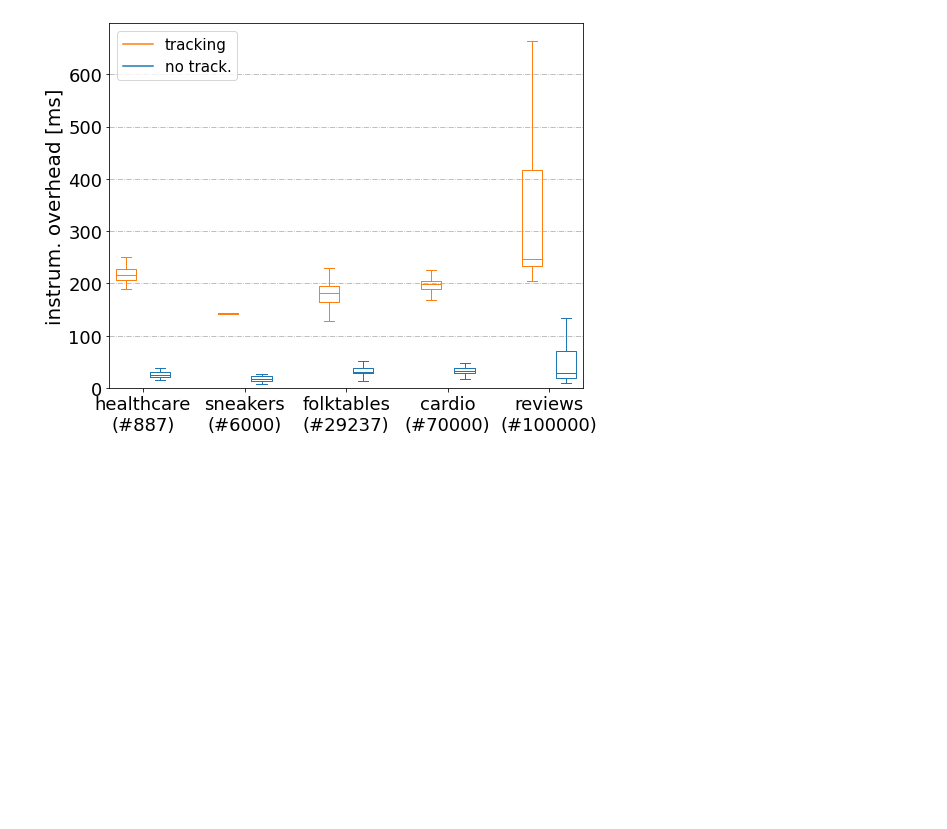
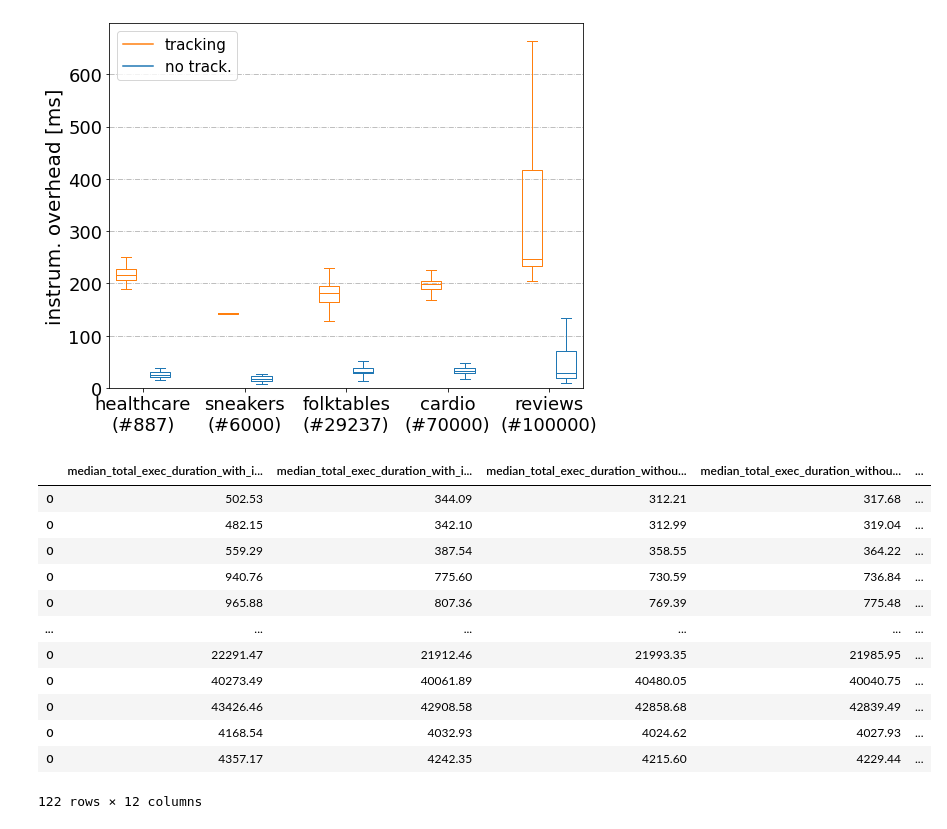
Before and after one commit to stefan-grafberger/mlwhatif, a Jupyter notebook: experiments/instrumentation/plot-benchmark-results--instrumentation.ipynb, the cells around one changed output. Drawn from its saved outputs; the diff is of its cells as text; code cells hidden in the pictures; blank space fills up the shorter version.

Commit message:
Look closer at instrumentation results

```diff
--- a/experiments/instrumentation/plot-benchmark-results--instrumentation.ipynb
+++ b/experiments/instrumentation/plot-benchmark-results--instrumentation.ipynb
@@ -160,3 +160,24 @@ overhead_box_plot(median_results, 'overhead_per_dataset_with_outliers', True)
 overhead_box_plot(median_results, 'overhead_per_dataset_without_outliers', False)
 # %% [output]
 [figure]
+# %%
+median_results_ordered_by_median_overhead = median_results\
+    .sort_values(by=['dataset', 'model', 'data_loading', 'median_total_exec_duration_without_instrum_main_func'])
+median_results_ordered_by_median_overhead.to_csv(
+    f"{os.getcwd()}/instrumentation-benchmark-results/find_featurization_cost_order.csv",
+    index=True)
+median_results_ordered_by_median_overhead
+# %% [output]
+|  | median_total_exec_duration_with_i... | median_total_exec_duration_with_i... | median_total_exec_duration_withou... | median_total_exec_duration_withou... | ... |
+| 0 | 502.53 | 344.09 | 312.21 | 317.68 | ... |
+| 0 | 482.15 | 342.10 | 312.99 | 319.04 | ... |
+| 0 | 559.29 | 387.54 | 358.55 | 364.22 | ... |
+| 0 | 940.76 | 775.60 | 730.59 | 736.84 | ... |
+| 0 | 965.88 | 807.36 | 769.39 | 775.48 | ... |
+| ... | ... | ... | ... | ... | ... |
+| 0 | 22291.47 | 21912.46 | 21993.35 | 21985.95 | ... |
+| 0 | 40273.49 | 40061.89 | 40480.05 | 40040.75 | ... |
+| 0 | 43426.46 | 42908.58 | 42858.68 | 42839.49 | ... |
+| 0 | 4168.54 | 4032.93 | 4024.62 | 4027.93 | ... |
+| 0 | 4357.17 | 4242.35 | 4215.60 | 4229.44 | ... |
+122 rows × 12 columns
```
Also changed, not shown: parts of 3 cells of this notebook, 3 other files.
